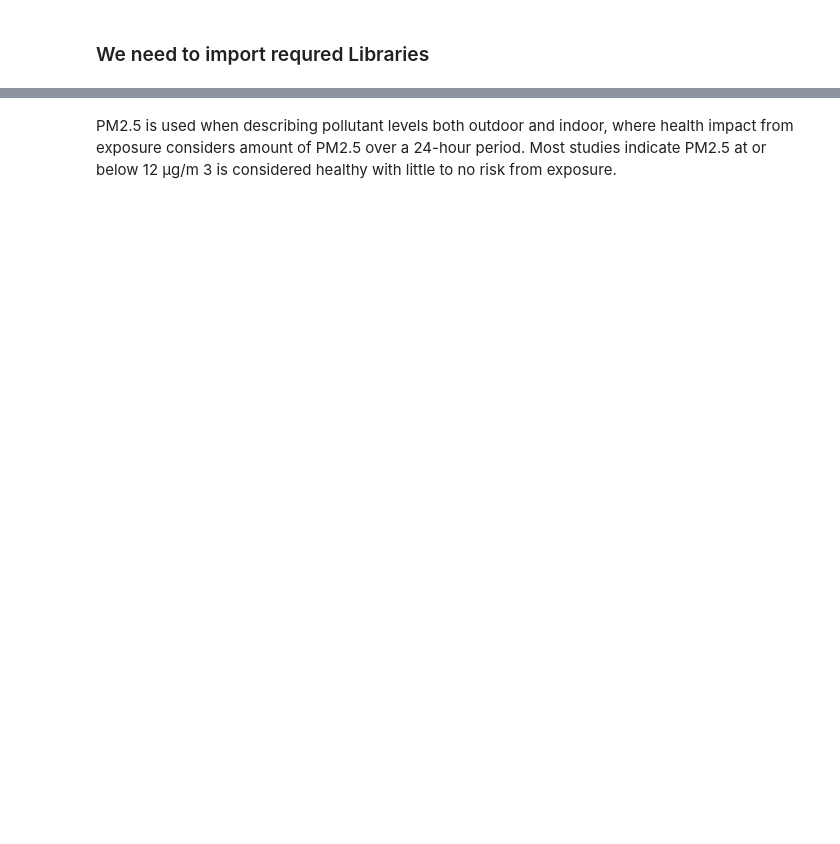
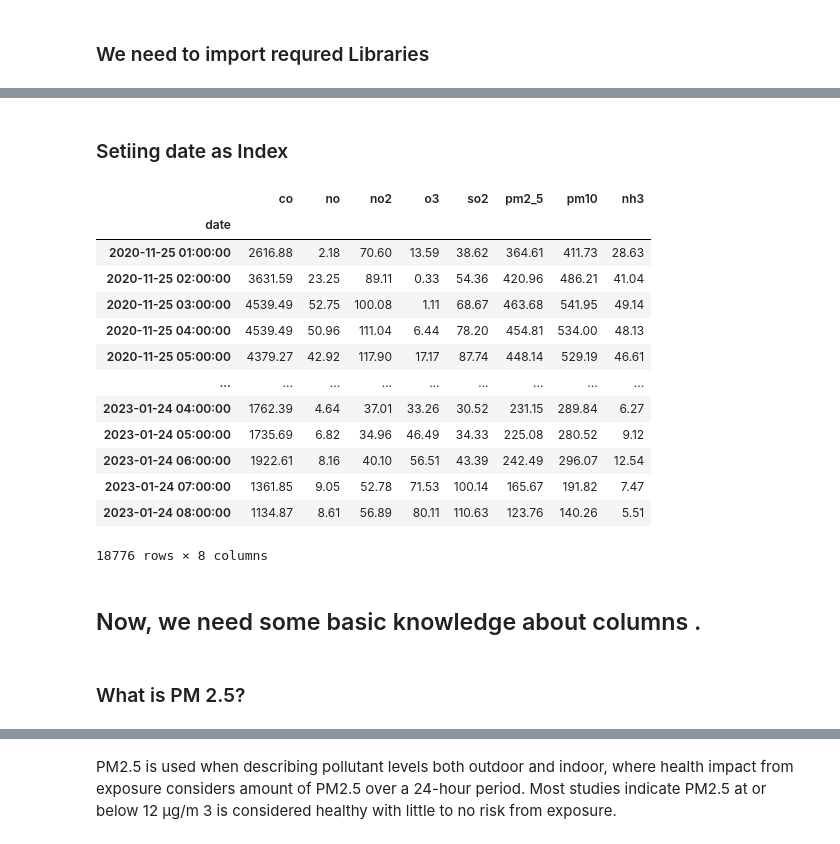
Before and after one commit to GHOSTRITAM/CLASS_PROJECT, a Jupyter notebook: AQI of Delhi/Notebook/Project Delhi.ipynb, the cells around one changed output, grey strips where cells are left out. Cells and saved outputs as stored; diff of their text form; code cells hidden in the pictures; blank space fills up the shorter version.

Commit message:
Described columns.

```diff
--- a/AQI of Delhi/Notebook/Project Delhi.ipynb
+++ b/AQI of Delhi/Notebook/Project Delhi.ipynb
@@ -133,0 +154,2 @@ Particulate matter, or PM2.5, is very small particles in air that are 2.5 microm
+# %%
+Delhi_AQ['date'] = pd.to_datetime(Delhi_AQ['date'])
@@ -133,0 +165,23 @@ Particulate matter, or PM2.5, is very small particles in air that are 2.5 microm
+# %% [markdown]
+### Setiing date as Index ###
+# %%
+Delhi_AQ.set_index('date')
+# %% [output]
+|  | co | no | no2 | o3 | so2 | pm2_5 | pm10 | nh3 |
+| date |  |  |  |  |  |  |  |  |
+| 2020-11-25 01:00:00 | 2616.88 | 2.18 | 70.60 | 13.59 | 38.62 | 364.61 | 411.73 | 28.63 |
+| 2020-11-25 02:00:00 | 3631.59 | 23.25 | 89.11 | 0.33 | 54.36 | 420.96 | 486.21 | 41.04 |
+| 2020-11-25 03:00:00 | 4539.49 | 52.75 | 100.08 | 1.11 | 68.67 | 463.68 | 541.95 | 49.14 |
+| 2020-11-25 04:00:00 | 4539.49 | 50.96 | 111.04 | 6.44 | 78.20 | 454.81 | 534.00 | 48.13 |
+| 2020-11-25 05:00:00 | 4379.27 | 42.92 | 117.90 | 17.17 | 87.74 | 448.14 | 529.19 | 46.61 |
+| ... | ... | ... | ... | ... | ... | ... | ... | ... |
+| 2023-01-24 04:00:00 | 1762.39 | 4.64 | 37.01 | 33.26 | 30.52 | 231.15 | 289.84 | 6.27 |
+| 2023-01-24 05:00:00 | 1735.69 | 6.82 | 34.96 | 46.49 | 34.33 | 225.08 | 280.52 | 9.12 |
+| 2023-01-24 06:00:00 | 1922.61 | 8.16 | 40.10 | 56.51 | 43.39 | 242.49 | 296.07 | 12.54 |
+| 2023-01-24 07:00:00 | 1361.85 | 9.05 | 52.78 | 71.53 | 100.14 | 165.67 | 191.82 | 7.47 |
+| 2023-01-24 08:00:00 | 1134.87 | 8.61 | 56.89 | 80.11 | 110.63 | 123.76 | 140.26 | 5.51 |
+18776 rows × 8 columns
+# %% [markdown]
+## Now, we need some basic knowledge about columns . ##
+# %% [markdown]
+### What is PM 2.5? ###
```
Also changed, not shown: parts of 72 cells of this notebook.
